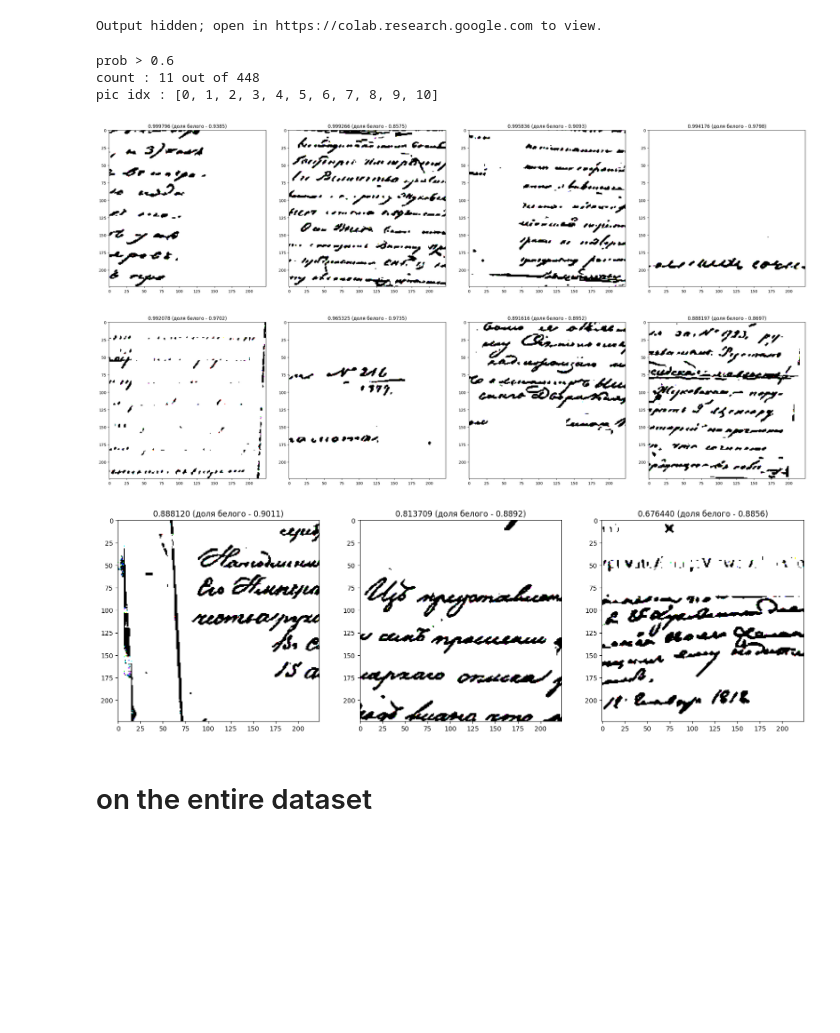
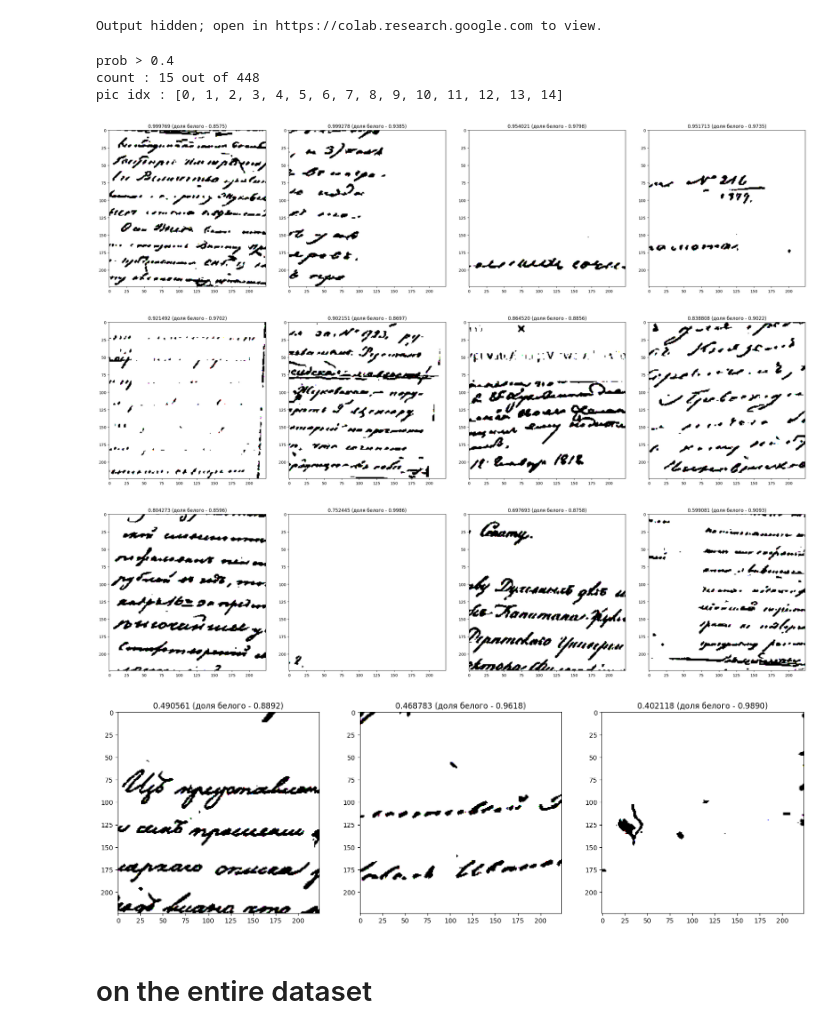
Before and after one commit to Natalka-Pro/Zhukovsky, a Jupyter notebook: Zhukovsky (siam).ipynb, the cells around one changed output. Drawn from its saved outputs; the diff is of its cells as text; code cells hidden in the pictures; blank space fills up the shorter version.

```diff
--- a/Zhukovsky (siam).ipynb
+++ b/Zhukovsky (siam).ipynb
@@ -22,8 +22,8 @@ THRESHOLD = 0.999 # доля белого
 SEED = 42
 BATCH_SIZE = 8
 LR = 1e-4
-EPOCHES = 34
-EPOCHES_CL = 20
+EPOCHES = 31
+EPOCHES_CL = 15
 POS_AUG = 22
 NEG_AUG = 2
 PATH = "m.pth"
@@ -45,8 +45,11 @@ from torch.utils.data import DataLoader
 from time import time
 
 from src.functions import *
+from src.show_fun import *
 from src.dataset import *
+from src.dataset_fun import *
 from src.train import *
+from src.train_siam import *
 
 print(f"{DEVICE = }")
 # %% [output]
@@ -80,7 +83,7 @@ Negative: 448    (224)
 # freeze_layers
 # %%
 def number_of_parameters(model):
-    return f"{sum(p.numel() for p in model.parameters() if p.requires_grad)} parameters"
+    return sum(p.numel() for p in model.parameters() if p.requires_grad)
 # %%
 model = models.resnet18(weights=models.ResNet18_Weights.DEFAULT)
 # list(model.children())
@@ -218,0 +168,8 @@ def validate_epoch(model, dataloader, loss_fn, device):
+# %%
+dataset = TripletDataset(pos_dataset, neg_dataset, 1000)
+
+seed_everything(42)
+train_dataset, test_dataset = split_dataset(dataset)
+
+train_loader = DataLoader(train_dataset, batch_size=BATCH_SIZE, shuffle=True)
+test_loader = DataLoader(test_dataset, batch_size=BATCH_SIZE, shuffle=False)
@@ -219,25 +180,12 @@ def validate_epoch(model, dataloader, loss_fn, device):
 # %%
-dataset = TripletDataset(pos_dataset, neg_dataset, 1000)
+start_time = time()
+seed_everything(42)
 
-train_size = int(0.8 * len(dataset))
-val_size = len(dataset) - train_size
-
-train_dataset, val_dataset = torch.utils.data.random_split(dataset, [train_size, val_size])
-
-train_loader = DataLoader(train_dataset, batch_size=BATCH_SIZE, shuffle=True)
-val_loader = DataLoader(val_dataset, batch_size=BATCH_SIZE, shuffle=False)
-
-triplet_loss = nn.TripletMarginLoss(margin=9.0, p=2)
-
+triplet_loss = nn.TripletMarginLoss(margin=9.0, p=2) ########
 optimizer = torch.optim.Adam(model.parameters(), lr=0.001)
 
-model.to(DEVICE)
+model = train_siam(model, train_loader, test_loader, triplet_loss, optimizer, EPOCHES, globals=glob_dict)
+torch.save(model.state_dict(), PATH)
 
-for epoch in range(EPOCHES):
-    train_loss = train_epoch(model, train_loader, triplet_loss, optimizer, DEVICE)
-    val_loss, val_accuracy = validate_epoch(model, val_loader, triplet_loss, DEVICE)
-
-    print(f"Epoch {epoch+1}, Train Loss: {train_loss:6.5f}, Val Loss: {val_loss:6.5f}, Val Accuracy: {val_accuracy:6.5f}%")
-
-torch.save(model.state_dict(), PATH)
+print(f"# Время работы: {(time() - start_time):6.5f}s")
 # %% [output]
@@ -448,15 +449,16 @@ y_pred, _, y_prob, X = show_result(pipe, neg_dataset, 0.3, greater = False, col
 # %% [output]
 Output hidden; open in https://colab.research.google.com to view.
 # %%
-y_pred, _, y_prob, X = show_result(pipe, neg_dataset, 0.6, greater = True, col = 24,
+y_pred, _, y_prob, X = show_result(pipe, neg_dataset, 0.4, greater = True, col = 24,
                                    sort = True, globals=glob_dict)
 # %% [output]
-prob > 0.6
-count : 11 out of 448
-pic idx : [0, 1, 2, 3, 4, 5, 6, 7, 8, 9, 10]
+prob > 0.4
+count : 15 out of 448
+pic idx : [0, 1, 2, 3, 4, 5, 6, 7, 8, 9, 10, 11, 12, 13, 14]
-[figure, old version]
+[figure, new version]
-[figure, old version]
+[figure, new version]
-[figure, old version]
+[figure, new version]
+[figure, added]
 # %%
 # img = pos_dataset[0][0]
 # img.shape
```
Also changed, not shown: parts of 31 cells of this notebook, 7 other files.
